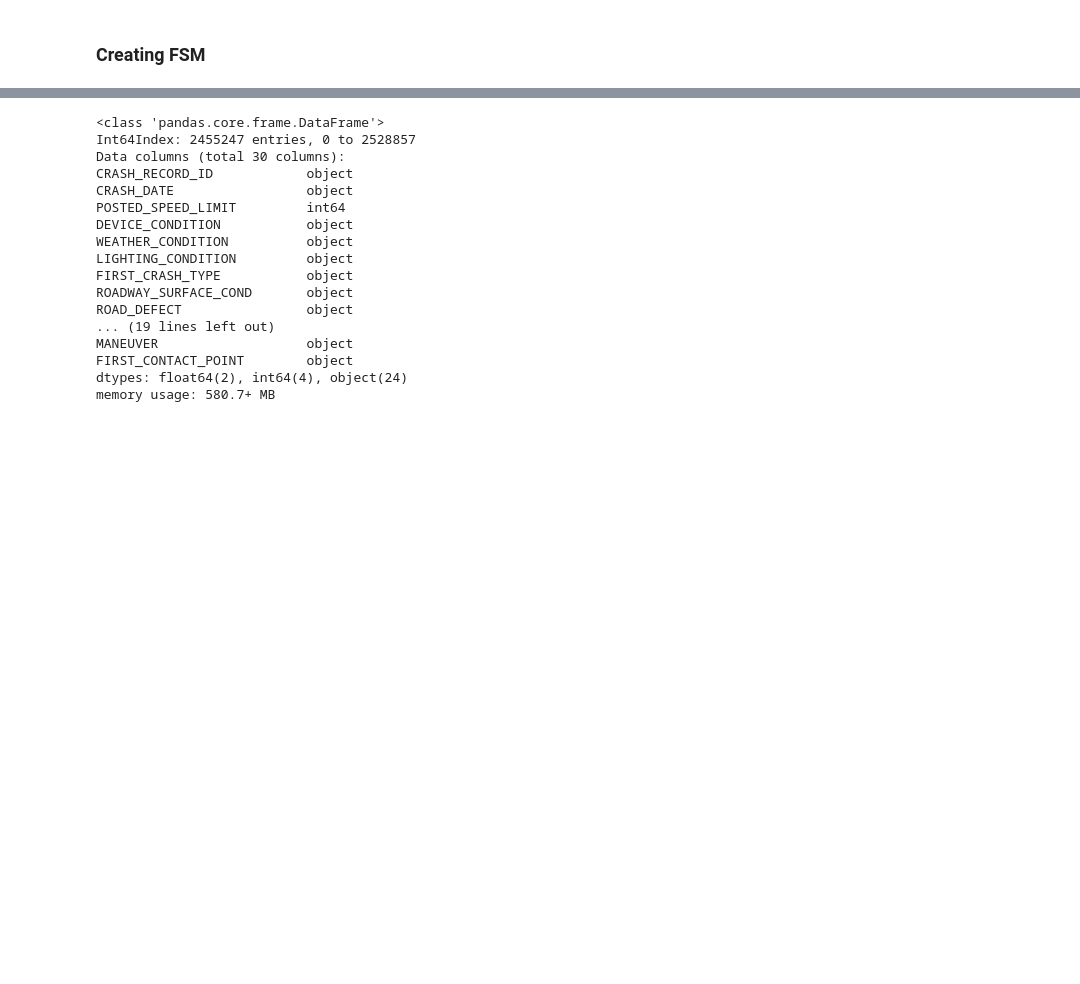
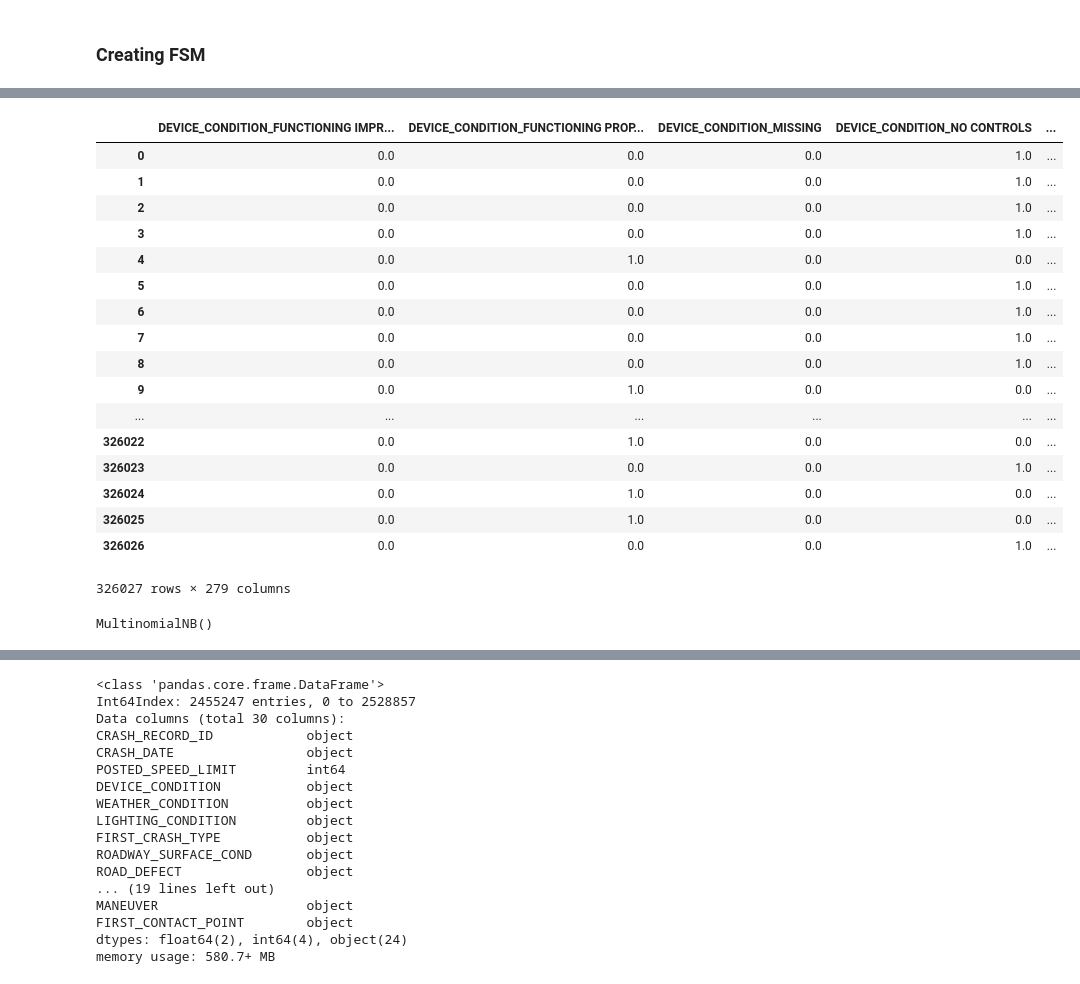
Before and after one commit to raylinsoriano/Project_3_Classification, a Jupyter notebook: Raylin's_Notebook.ipynb, the cells around one changed output, grey strips where cells are left out. Cells and saved outputs as stored; diff of their text form; code cells hidden in the pictures; blank space fills up the shorter version.

```diff
--- a/Raylin's_Notebook.ipynb
+++ b/Raylin's_Notebook.ipynb
@@ -304,0 +403,51 @@ f1_score
+# %%
+categoricals = ['DEVICE_CONDITION',
+       'WEATHER_CONDITION', 'LIGHTING_CONDITION', 'FIRST_CRASH_TYPE',
+       'ROADWAY_SURFACE_COND', 'ROAD_DEFECT', 'CRASH_TYPE', 'DAMAGE',
+        'PRIM_CONTRIBUTORY_CAUSE', 'SEC_CONTRIBUTORY_CAUSE', 'PERSON_TYPE', 'SEX',
+        'SAFETY_EQUIPMENT', 'AIRBAG_DEPLOYED', 'EJECTION', 'VEHICLE_DEFECT',
+        'VEHICLE_TYPE', 'VEHICLE_USE', 'MANEUVER', 'FIRST_CONTACT_POINT']
+
+train_dummies = X_train[categoricals]
+#test_dummies = X_test[categoricals]
+
+# Create OneHotEncoder object to create dummies
+ohe = OneHotEncoder(handle_unknown='ignore')
+
+# Transform the dataset into dummies matrix
+enc = ohe.fit(train_dummies)
+
+train_dummies_trans = enc.transform(train_dummies)
+#test_dummies_trans = enc.transform(test_dummies)
+
+# Dummies values in matrix form
+train_data = train_dummies_trans.todense()
+#test_data = test_dummies_trans.todense()
+
+# New dummy column names
+names = ohe.get_feature_names(categoricals)
+
+# Make them into Dataframe
+train_dummies_trans_df = pd.DataFrame(train_data, columns=names)
+#test_dummies_trans_df = pd.DataFrame(test_data, columns=names)
+# %%
+train_dummies_trans_df
+# %% [output]
+|  | DEVICE_CONDITION_FUNCTIONING IMPR... | DEVICE_CONDITION_FUNCTIONING PROP... | DEVICE_CONDITION_MISSING | DEVICE_CONDITION_NO CONTROLS | ... |
+| 0 | 0.0 | 0.0 | 0.0 | 1.0 | ... |
+| 1 | 0.0 | 0.0 | 0.0 | 1.0 | ... |
+| 2 | 0.0 | 0.0 | 0.0 | 1.0 | ... |
+| 3 | 0.0 | 0.0 | 0.0 | 1.0 | ... |
+| 4 | 0.0 | 1.0 | 0.0 | 0.0 | ... |
+| 5 | 0.0 | 0.0 | 0.0 | 1.0 | ... |
+| 6 | 0.0 | 0.0 | 0.0 | 1.0 | ... |
+| 7 | 0.0 | 0.0 | 0.0 | 1.0 | ... |
+| 8 | 0.0 | 0.0 | 0.0 | 1.0 | ... |
+| 9 | 0.0 | 1.0 | 0.0 | 0.0 | ... |
+| ... | ... | ... | ... | ... | ... |
+| 326022 | 0.0 | 1.0 | 0.0 | 0.0 | ... |
+| 326023 | 0.0 | 0.0 | 0.0 | 1.0 | ... |
+| 326024 | 0.0 | 1.0 | 0.0 | 0.0 | ... |
+| 326025 | 0.0 | 1.0 | 0.0 | 0.0 | ... |
+| 326026 | 0.0 | 0.0 | 0.0 | 1.0 | ... |
+326027 rows × 279 columns
@@ -304,0 +458,4 @@ f1_score
+# %%
+nb.fit(train_dummies_trans_df, y_train)
+# %% [output]
+MultinomialNB()
```
Also changed, not shown: parts of 73 cells of this notebook, 1 other file.
